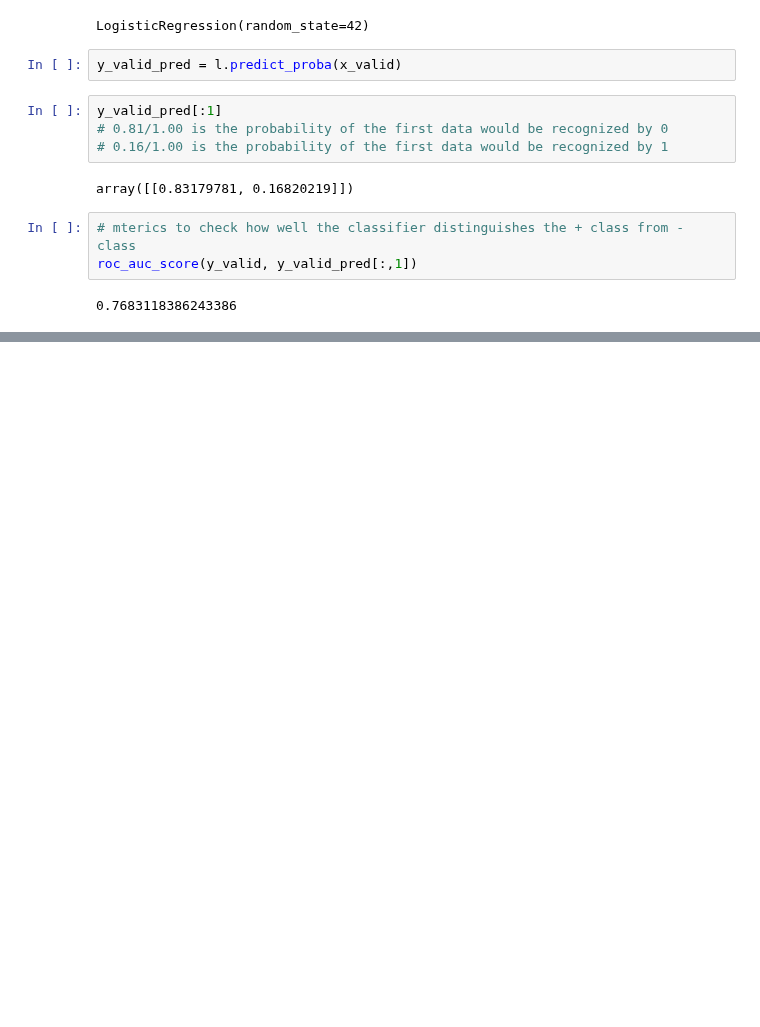
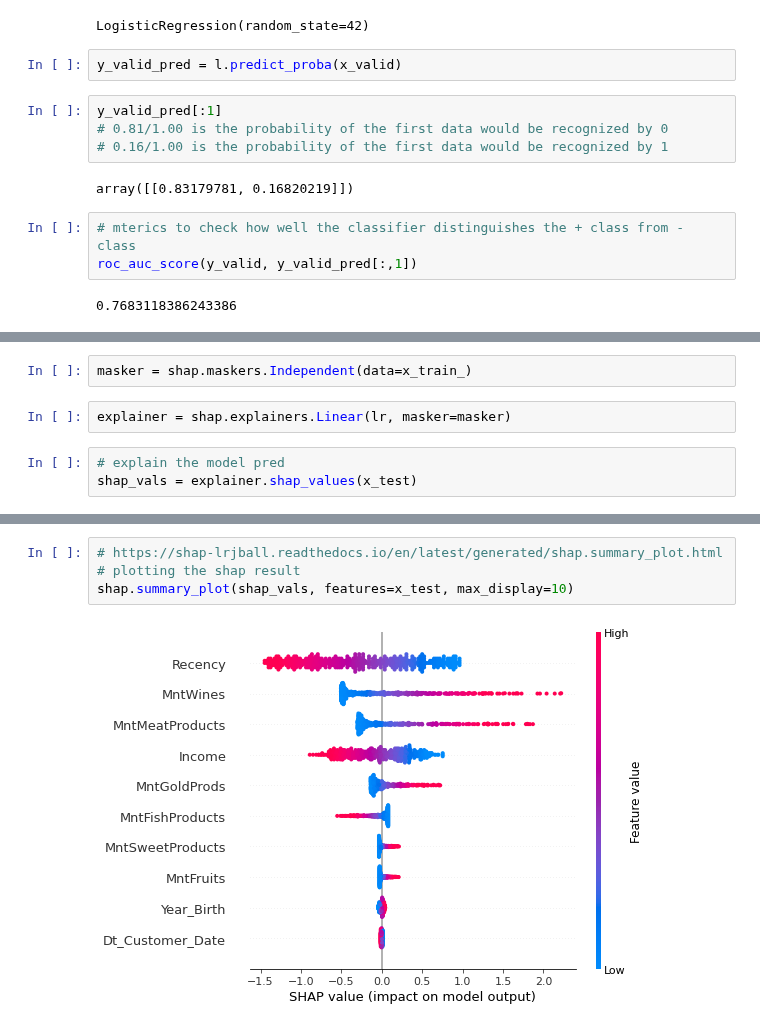
Before and after one commit to clarentcelsia/Analytics, a Jupyter notebook: marketing_campaign.ipynb, the cells around one changed output, grey strips where cells are left out. Cells and saved outputs as stored; diff of their text form; blank space fills up the shorter version.

Commit message:
[Add]Model Interpretation

```diff
--- a/marketing_campaign.ipynb
+++ b/marketing_campaign.ipynb
@@ -1040,0 +1150,7 @@ roc_auc_score(y_valid, y_valid_pred[:,1])
+# %%
+masker = shap.maskers.Independent(data=x_train_)
+# %%
+explainer = shap.explainers.Linear(lr, masker=masker)
+# %%
+# explain the model pred
+shap_vals = explainer.shap_values(x_test)
@@ -1040,0 +1171,6 @@ roc_auc_score(y_valid, y_valid_pred[:,1])
+# %%
+# https://shap-lrjball.readthedocs.io/en/latest/generated/shap.summary_plot.html
+# plotting the shap result
+shap.summary_plot(shap_vals, features=x_test, max_display=10)
+# %% [output]
+[figure, added]
```
Also changed, not shown: parts of 31 cells of this notebook.
